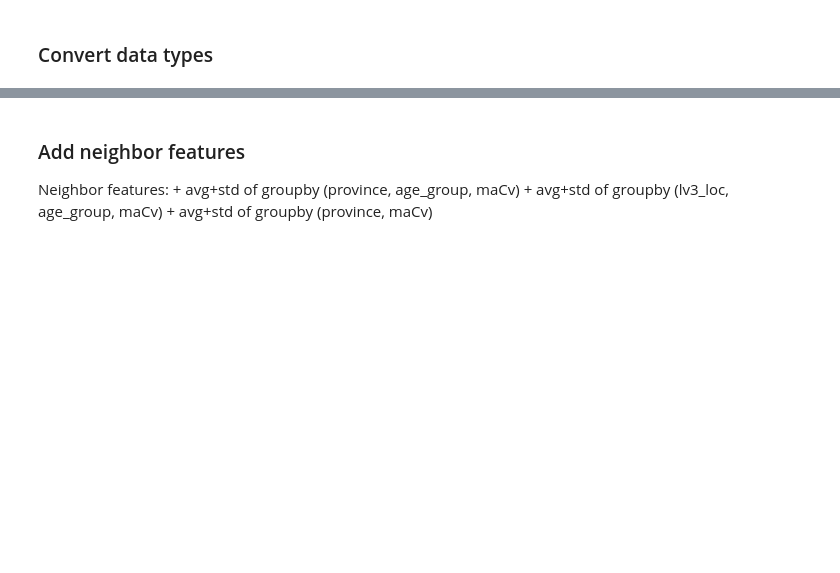
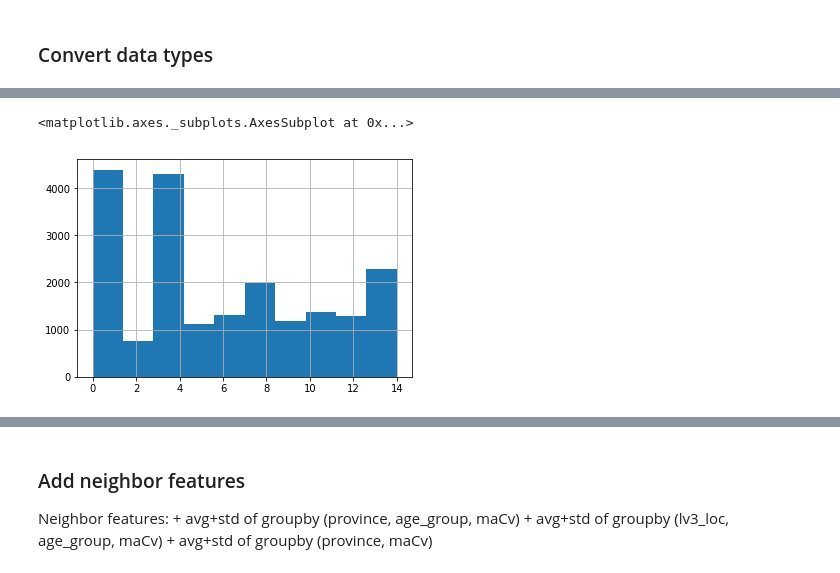
Before and after one commit to alerk/ml_class, a Jupyter notebook: 13.1.kalapa_challenge_data_clean_transform.ipynb, the cells around one changed output, grey strips where cells are left out. Cells and saved outputs as stored; diff of their text form; code cells hidden in the pictures; blank space fills up the shorter version.

```diff
--- a/13.1.kalapa_challenge_data_clean_transform.ipynb
+++ b/13.1.kalapa_challenge_data_clean_transform.ipynb
@@ -735,0 +767,2 @@ FIELD_43
+# %%
+Y_cluster = ky_15.predict(Y_scaled)
@@ -735,0 +828,5 @@ FIELD_43
+# %%
+pdfTest["kmean_cluster"].hist()
+# %% [output]
+<matplotlib.axes._subplots.AxesSubplot at 0x...>
+[figure, added]
```
Also changed, not shown: parts of 83 cells of this notebook, 6 other files.
